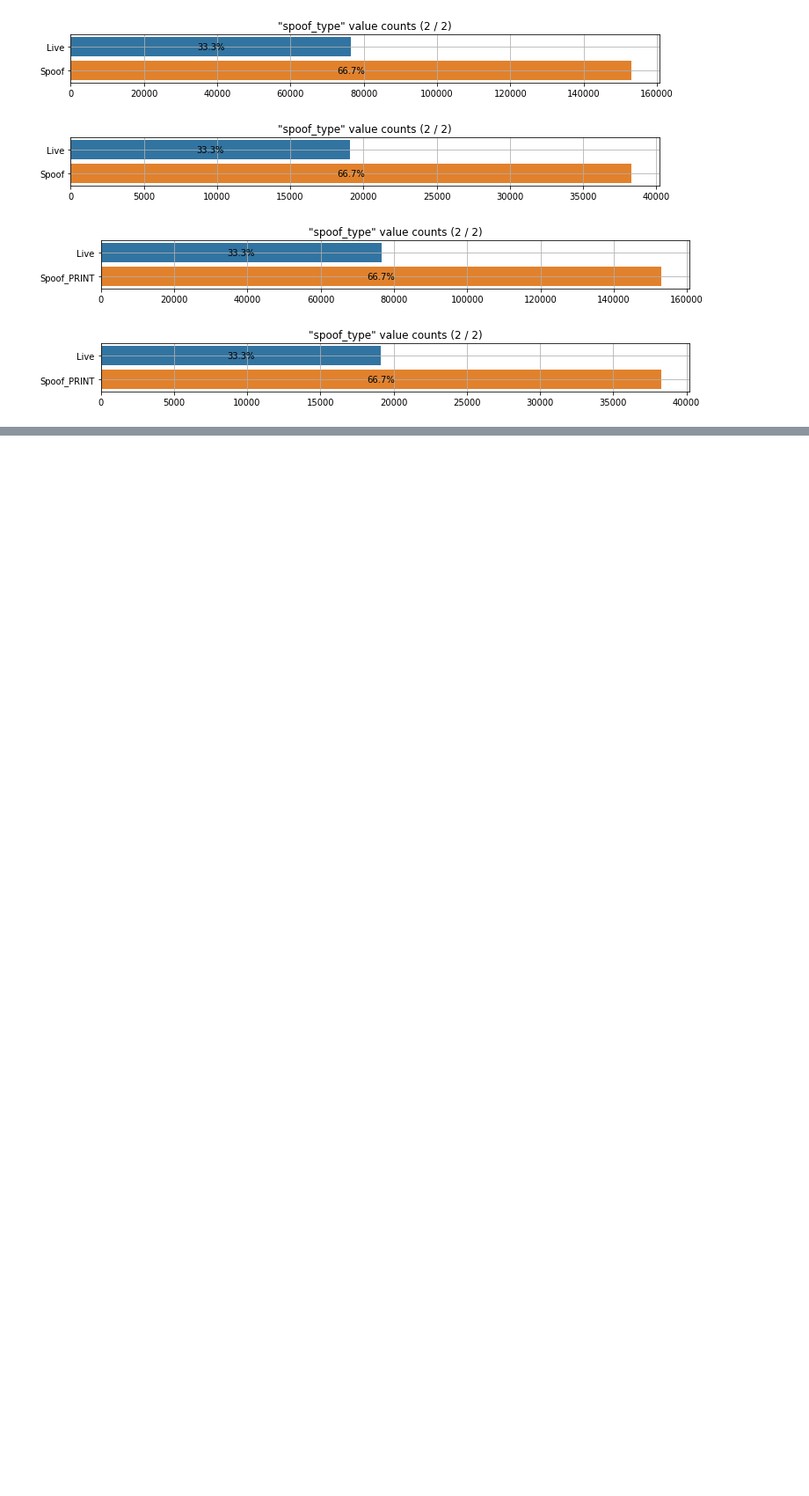
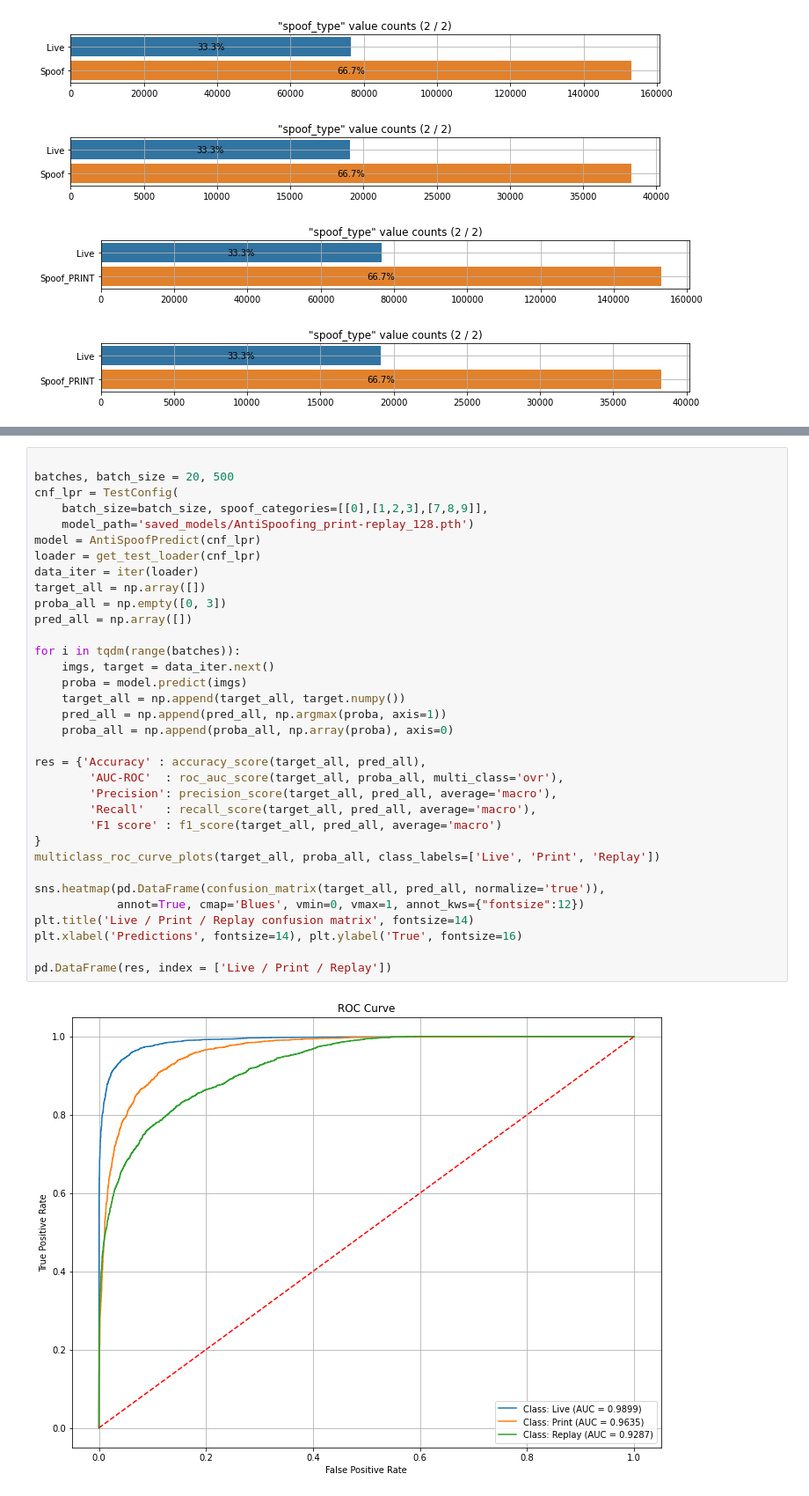
Before and after one commit to hairymax/Face-AntiSpoofing, a Jupyter notebook: analysis.ipynb, the cells around one changed output, grey strips where cells are left out. Shown at 88% size. Cells and saved outputs as stored; diff of their text form; blank space fills up the shorter version.

```diff
--- a/analysis.ipynb
+++ b/analysis.ipynb
@@ -197,0 +299,36 @@ Name: spoof_type, dtype: int64
+# %%
+
+batches, batch_size = 20, 500
+cnf_lpr = TestConfig(
+    batch_size=batch_size, spoof_categories=[[0],[1,2,3],[7,8,9]],
+    model_path='saved_models/AntiSpoofing_print-replay_128.pth')
+model = AntiSpoofPredict(cnf_lpr)
+loader = get_test_loader(cnf_lpr)
+data_iter = iter(loader)
+target_all = np.array([])
+proba_all = np.empty([0, 3])
+pred_all = np.array([])
+
+for i in tqdm(range(batches)):
+    imgs, target = data_iter.next()
+    proba = model.predict(imgs)
+    target_all = np.append(target_all, target.numpy())
+    pred_all = np.append(pred_all, np.argmax(proba, axis=1))
+    proba_all = np.append(proba_all, np.array(proba), axis=0)
+
+res = {'Accuracy' : accuracy_score(target_all, pred_all),
+        'AUC-ROC'  : roc_auc_score(target_all, proba_all, multi_class='ovr'),
+        'Precision': precision_score(target_all, pred_all, average='macro'),
+        'Recall'   : recall_score(target_all, pred_all, average='macro'),
+        'F1 score' : f1_score(target_all, pred_all, average='macro')
+}
+multiclass_roc_curve_plots(target_all, proba_all, class_labels=['Live', 'Print', 'Replay'])
+
+sns.heatmap(pd.DataFrame(confusion_matrix(target_all, pred_all, normalize='true')),
+            annot=True, cmap='Blues', vmin=0, vmax=1, annot_kws={"fontsize":12})
+plt.title('Live / Print / Replay confusion matrix', fontsize=14)
+plt.xlabel('Predictions', fontsize=14), plt.ylabel('True', fontsize=16)
+
+pd.DataFrame(res, index = ['Live / Print / Replay'])
+# %% [output]
+[figure, added]
```
Also changed, not shown: parts of 10 cells of this notebook, 12 other files.
